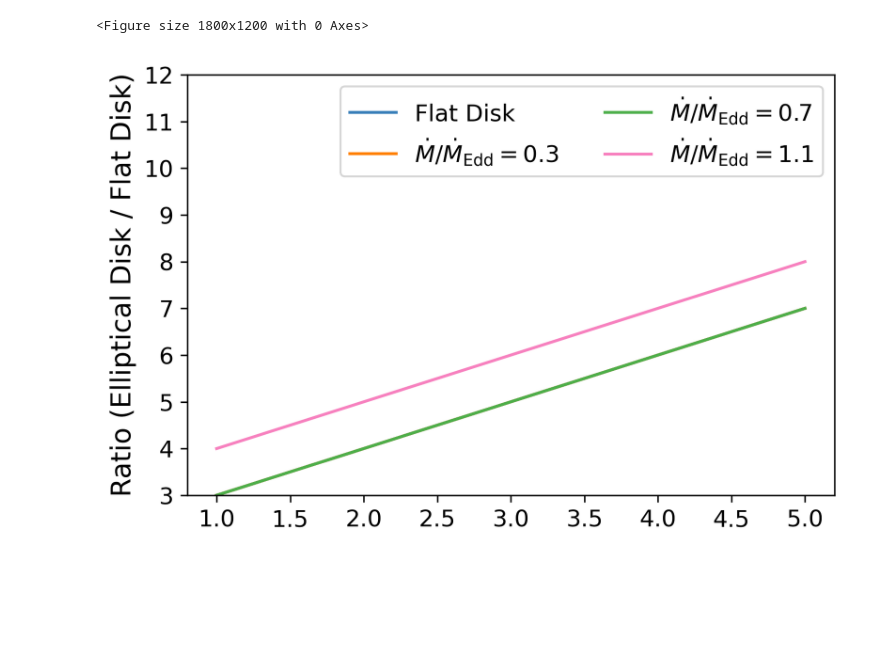
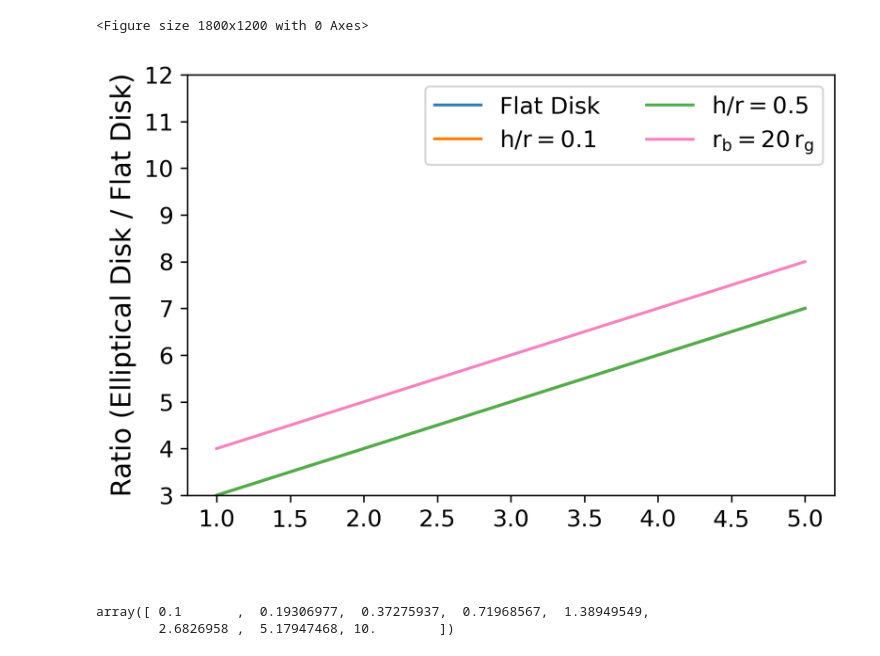
Before and after one commit to wilkinsdr/raytrace_cpu, a Jupyter notebook: python/Shakura.ipynb, the cells around one changed output. Drawn from its saved outputs; the diff is of its cells as text; code cells hidden in the pictures; blank space fills up the shorter version.

```diff
--- a/python/Shakura.ipynb
+++ b/python/Shakura.ipynb
@@ -119,30 +119,40 @@ plt.show()
 # %%
 x = [1, 2, 3, 4, 5]
 y1 = [3, 4, 5, 6, 7]
 y2 = [3, 4, 5, 6, 7]
 y3 = [4, 5, 6, 7, 8]
 y4 = [5, 6, 7, 8, 9]
 
 colors = ['#377eb8', '#ff7f00', '#4daf4a',
                   '#f781bf', '#a65628', '#984ea3',
                   '#999999', '#e41a1c', '#dede00']
 
 # Plot the lines with different colors
 plt.plot(x, y2, label='Flat Disk', color=colors[0])
-#plt.plot(x, y1, label=r'$\mathrm{h} / \mathrm{r} = 0.1$', color=colors[1])
+plt.plot(x, y1, label=r'$\mathrm{h} / \mathrm{r} = 0.1$', color=colors[1])
+plt.plot(x, y1, label=r'$\mathrm{h} / \mathrm{r} = 0.5$', color=colors[2])
+#plt.plot(x, y1, label=r'$\mathrm{h} / \mathrm{r} = 1$', color=colors[3])
 
-plt.plot(x, y1, label=r'$\dot{M} / \dot{M}_{\mathrm{Edd}} = 0.3$', color=colors[1])
-plt.plot(x, y1, label=r'$\dot{M} / \dot{M}_{\mathrm{Edd}} = 0.7$', color=colors[2])
-plt.plot(x, y3, label=r'$\dot{M} / \dot{M}_{\mathrm{Edd}} = 1.1$', color=colors[3])
+# plt.plot(x, y1, label=r'$\dot{M} / \dot{M}_{\mathrm{Edd}} = 0.3$', color=colors[1])
+# plt.plot(x, y1, label=r'$\dot{M} / \dot{M}_{\mathrm{Edd}} = 0.7$', color=colors[2])
+# plt.plot(x, y3, label=r'$\dot{M} / \dot{M}_{\mathrm{Edd}} = 1.1$', color=colors[3])
+plt.plot(x, y3, label=r'$\mathrm{r}_\mathrm{{b}} = 20 \, \mathrm{r}_\mathrm{g}$', color=colors[3])
 #plt.plot(x, y4, label='Flat Disk', color=colors[0])
 
 # Add legend with two columns
 plt.legend(ncol=2)
 plt.ylim((3, 12))
 plt.ylabel('Ratio (Elliptical Disk / Flat Disk)')
 #plt.ylabel(r'$\mathrm{h}_\mathrm{c} = 20$ $\mathrm{r}_\mathrm{g}$')
 
 # Show the plot
 plt.show()
 # %% [output]
-[figure, old version]
+[figure, new version]
+# %% [markdown]
+###
+# %%
+np.logspace(-1, 1, num=8)
+# %% [output]
+array([ 0.1       ,  0.19306977,  0.37275937,  0.71968567,  1.38949549,
+        2.6826958 ,  5.17947468, 10.        ])
```
Also changed, not shown: 4 other files.
